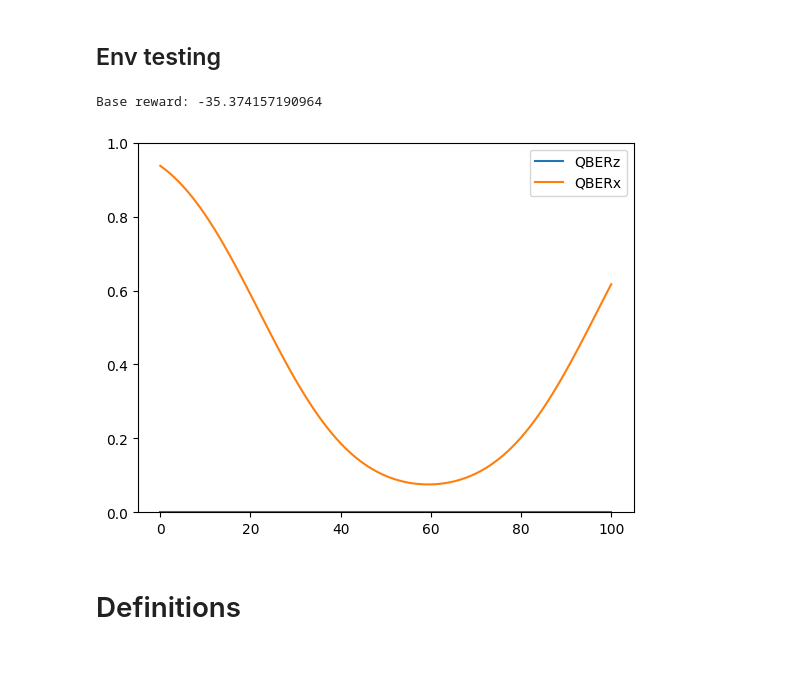
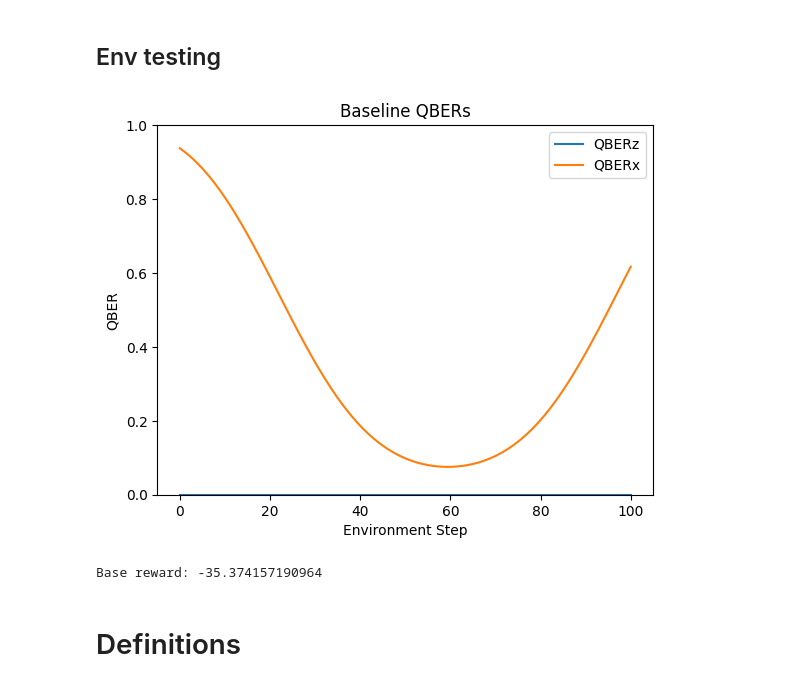
Before and after one commit to callmechristian/qnctrl, a Jupyter notebook: RL_PPO_continous.ipynb, the cells around one changed output. Cells and saved outputs as stored; diff of their text form; code cells hidden in the pictures; blank space fills up the shorter version.

```diff
--- a/RL_PPO_continous.ipynb
+++ b/RL_PPO_continous.ipynb
@@ -62,20 +69,25 @@ env.max_t = ENV_MAX_STEPS*ENV_DELTA_T
 # %%
 state = env.reset()
 done = False
 baseline_reward = 0
 while not done:
     state, reward, done = env.step()
     baseline_reward += reward
     if done:
         break
 
-plt.ylim(0, 1)
-plt.plot(env.qber_history)
-plt.legend(['QBERz', 'QBERx'])
+fig_baseline, ax = plt.subplots()
+ax.set_ylim(0, 1)
+ax.plot(env.qber_history)
+ax.legend(['QBERz', 'QBERx'])
+ax.set_title('Baseline QBERs')
+ax.set_xlabel('Environment Step')
+ax.set_ylabel('QBER')
+plt.show()
 print("Base reward:", baseline_reward)
 # %% [output]
+[figure, new version]
 Base reward: -35.374157190964
-[figure, old version]
 # %% [markdown]
 # Definitions
 # %%
```
Also changed, not shown: parts of 11 cells of this notebook, 4 other files.
